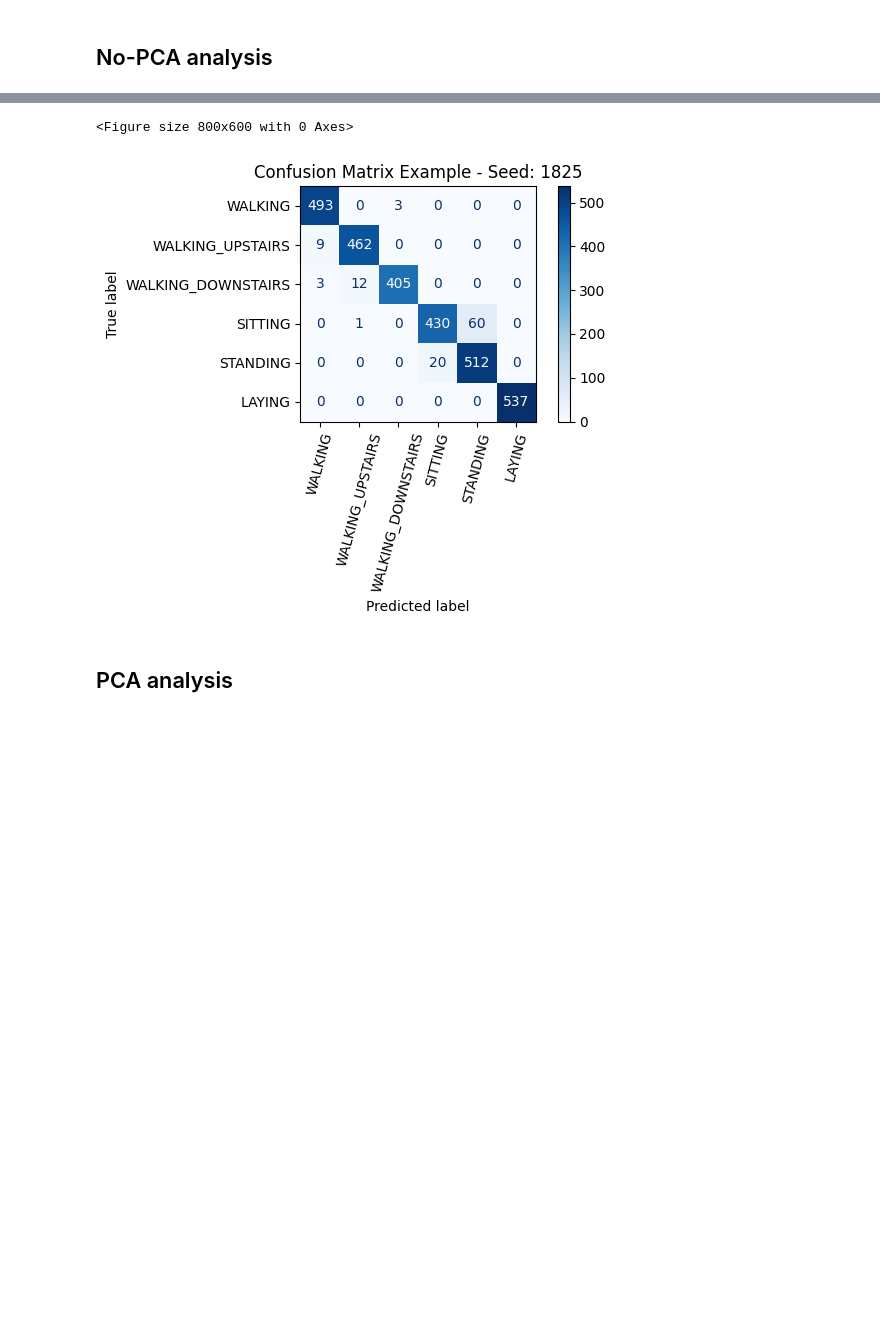
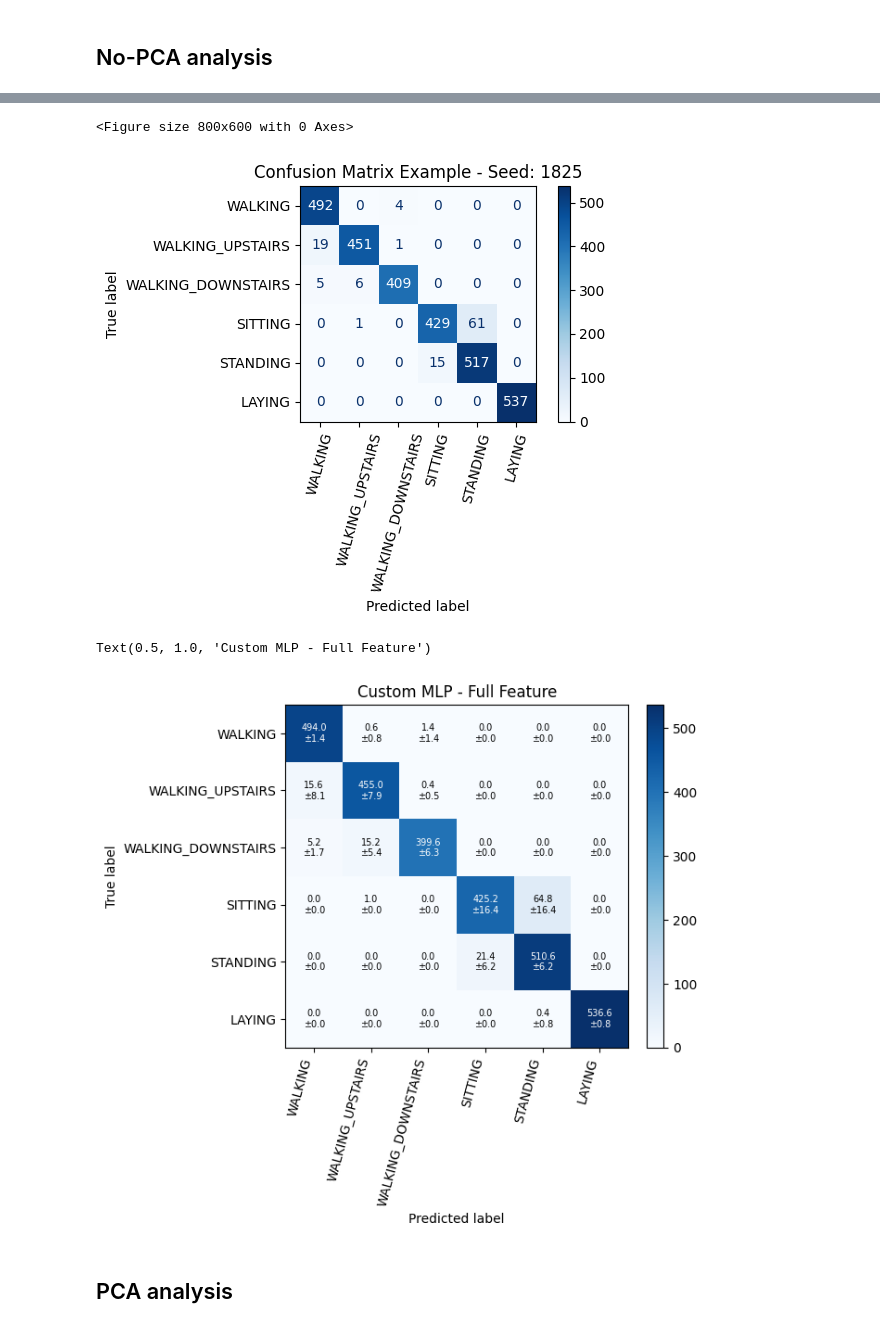
Before and after one commit to rominaba/motion-intent-recognition-for-assistive-robotics, a Jupyter notebook: notebooks/MLPClassifier.ipynb, the cells around one changed output, grey strips where cells are left out. Cells and saved outputs as stored; diff of their text form; code cells hidden in the pictures; blank space fills up the shorter version.

Commit message:
Added average confusion matrices over multiple seeds.

```diff
--- a/notebooks/MLPClassifier.ipynb
+++ b/notebooks/MLPClassifier.ipynb
@@ -278,6 +278,7 @@ class MLPClassifier(nn.Module):
 
         all_results = []
         best_models = []
+        cms = []
 
         y_true_example = None
         y_pred_example = None
@@ -317,6 +318,9 @@ class MLPClassifier(nn.Module):
             print("Best Validation Accuracy:", best_score)
 
             y_pred, y_true, test_acc = final_model.evaluate(X_test, y_test)
+
+            cm = confusion_matrix(y_true, y_pred)
+            cms.append(cm)
 
             if trial == 0:
                 y_true_example = y_true
@@ -371,7 +375,7 @@ class MLPClassifier(nn.Module):
             "std_metrics": std_metrics,
             "all_results": all_results,
             "models": best_models,
-        }, y_true_example, y_pred_example, seed_example)
+        }, cms, y_true_example, y_pred_example, seed_example)
 # %% [markdown]
 # Dataset Load
 # %%
@@ -457,7 +461,7 @@ y_val_t = torch.tensor(y_val, dtype=torch.long)
 X_test_t = torch.tensor(X_test_s, dtype=torch.float32)
 y_test_t = torch.tensor(y_test_enc, dtype=torch.long)
 # %%
-data_no_PCA, y_true, y_pred, seed = MLPClassifier.run_across_seeds(
+data_no_PCA, cms_no_PCA, y_true, y_pred, seed = MLPClassifier.run_across_seeds(
     X_train_t,
     y_train_t,
     X_val_t,
@@ -500,7 +504,35 @@ plt.tight_layout()
 plt.show()
 # %% [output]
 <Figure size 800x600 with 0 Axes>
-[figure, old version]
+[figure, new version]
+# %%
+cms_no_PCA = np.array(cms_no_PCA)
+cms_no_PCA_mean = cms_no_PCA.mean(axis=0)
+cms_no_PCA_std = cms_no_PCA.std(axis=0)
+
+fig, ax = plt.subplots()
+im = ax.imshow(cms_no_PCA_mean, cmap="Blues")
+labels_list = activity_labels["activity_name"].tolist()
+ax.set_xticks(np.arange(len(labels_list)), labels=labels_list, rotation=75, ha="right")
+ax.set_yticks(np.arange(len(labels_list)), labels=labels_list)
+ax.set_ylabel("True label")
+ax.set_xlabel("Predicted label")
+for i in range(cms_no_PCA_mean.shape[0]):
+    for j in range(cms_no_PCA_mean.shape[1]):
+        ax.text(
+            j,
+            i,
+            f"{cms_no_PCA_mean[i, j]:.1f}\n±{cms_no_PCA_std[i, j]:.1f}",
+            ha="center",
+            va="center",
+            color="black" if cms_no_PCA_mean[i, j] < cms_no_PCA_mean.max() * 0.65 else "white",
+            fontsize=7,
+        )
+fig.colorbar(im, ax=ax, fraction=0.046, pad=0.04)
+ax.set_title("Custom MLP - Full Feature")
+# %% [output]
+Text(0.5, 1.0, 'Custom MLP - Full Feature')
+[figure, added]
 # %% [markdown]
 ## PCA analysis
 # %%
```
Also changed, not shown: parts of 5 cells of this notebook.
